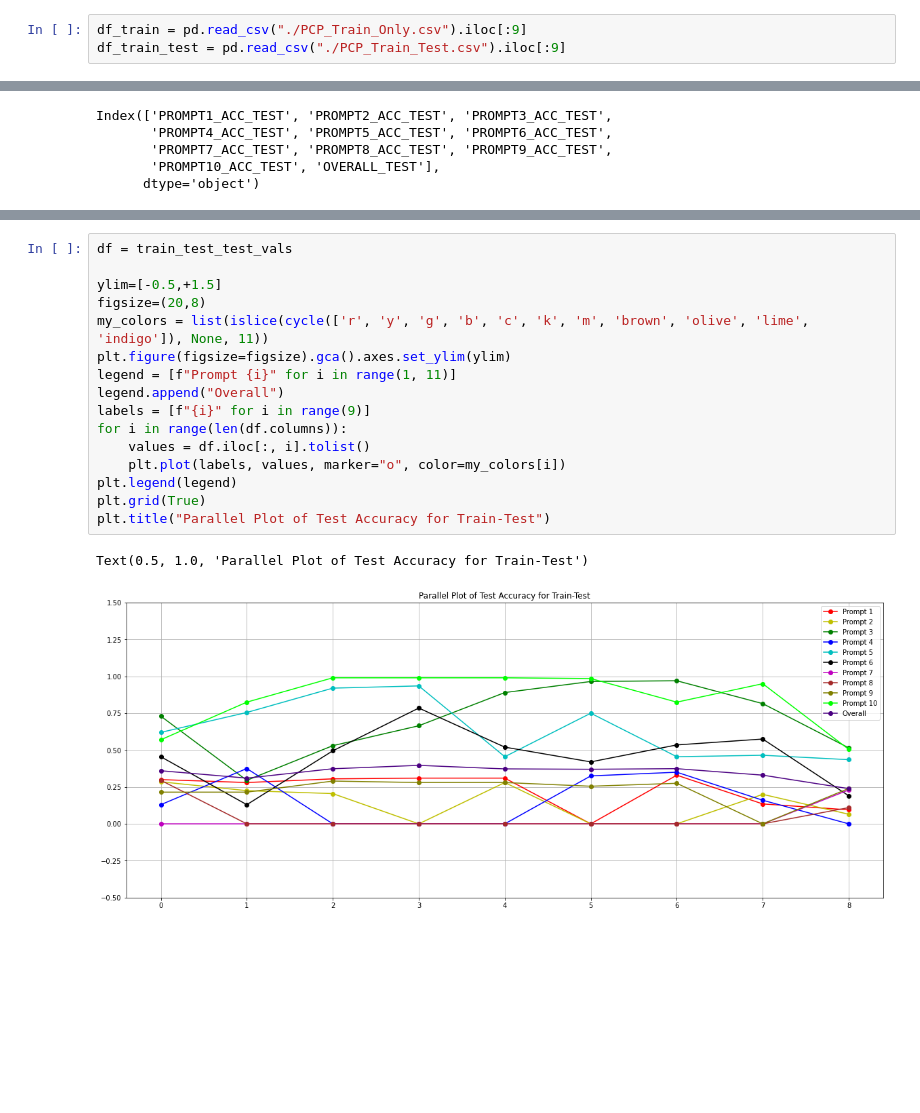
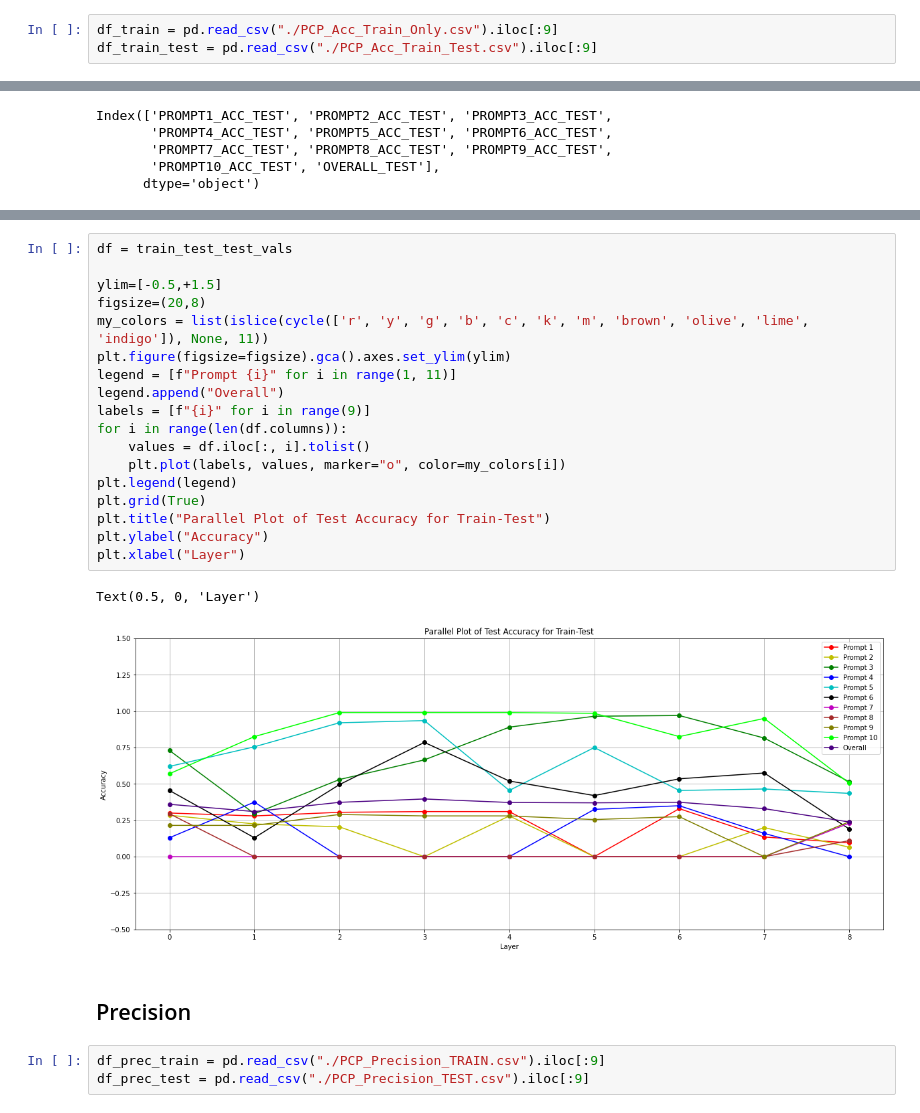
Before and after one commit to a-murali/clustering-code, a Jupyter notebook: llamatales/PCP.ipynb, the cells around one changed output, grey strips where cells are left out. Saved outputs shown, nothing was run; the diff lists cells and outputs as text; blank space fills up the shorter version.

```diff
--- a/llamatales/PCP.ipynb
+++ b/llamatales/PCP.ipynb
@@ -4,6 +7,6 @@ import matplotlib.pyplot as plt
 # %%
-df_train = pd.read_csv("./PCP_Train_Only.csv").iloc[:9]
-df_train_test = pd.read_csv("./PCP_Train_Test.csv").iloc[:9]
+df_train = pd.read_csv("./PCP_Acc_Train_Only.csv").iloc[:9]
+df_train_test = pd.read_csv("./PCP_Acc_Train_Test.csv").iloc[:9]
 # %%
 df_train
 # %% [output]
@@ -91,19 +98,26 @@ Text(0.5, 1.0, 'Parallel Plot of Train Accuracy for Train-Test')
 # %%
 df = train_test_test_vals
 
 ylim=[-0.5,+1.5]
 figsize=(20,8)
 my_colors = list(islice(cycle(['r', 'y', 'g', 'b', 'c', 'k', 'm', 'brown', 'olive', 'lime', 'indigo']), None, 11))
 plt.figure(figsize=figsize).gca().axes.set_ylim(ylim)
 legend = [f"Prompt {i}" for i in range(1, 11)]
 legend.append("Overall")
 labels = [f"{i}" for i in range(9)]
 for i in range(len(df.columns)):
     values = df.iloc[:, i].tolist()
     plt.plot(labels, values, marker="o", color=my_colors[i])
 plt.legend(legend)
 plt.grid(True)
 plt.title("Parallel Plot of Test Accuracy for Train-Test")
+plt.ylabel("Accuracy")
+plt.xlabel("Layer")
 # %% [output]
-Text(0.5, 1.0, 'Parallel Plot of Test Accuracy for Train-Test')
+Text(0.5, 0, 'Layer')
-[figure, old version]
+[figure, new version]
+# %% [markdown]
+## Precision
+# %%
+df_prec_train = pd.read_csv("./PCP_Precision_TRAIN.csv").iloc[:9]
+df_prec_test = pd.read_csv("./PCP_Precision_TEST.csv").iloc[:9]
```
Also changed, not shown: parts of 14 cells of this notebook, 6 other files.
